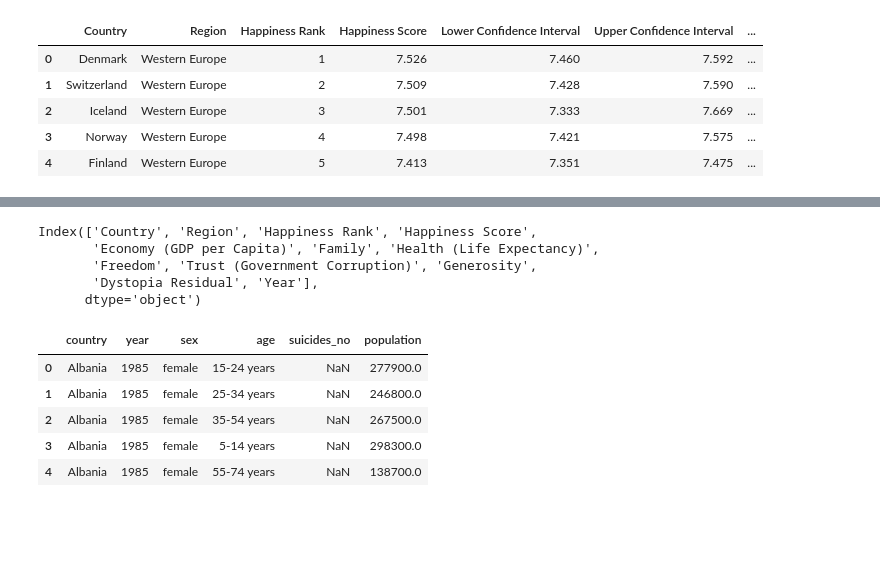
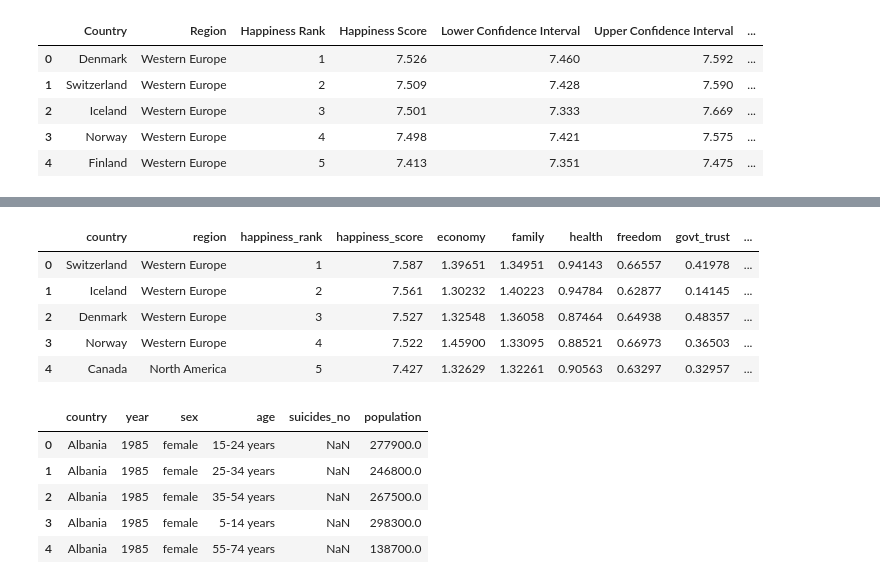
Before and after one commit to lmbejaran/Columbia-ETL-Project, a Jupyter notebook: Main.ipynb, the cells around one changed output, grey strips where cells are left out. Drawn from its saved outputs; the diff is of its cells as text; code cells hidden in the pictures; blank space fills up the shorter version.

```diff
--- a/Main.ipynb
+++ b/Main.ipynb
@@ -34,9 +28,11 @@ happiness_data_2015_df.drop(columns=['Standard Error']).head()
 # %%
+# add a year column and set it to 2015 for every row
 happiness_data_2015_df['Year'] = 2015
 happiness_data_2015_df
 
-cleaned_happiness_data_2015_df = happiness_data_2015_df.drop(columns=['Standard Error']).head()
-cleaned_happiness_data_2015_df
+# drop column "Standard Error"
+cleaned_happiness_data_2015_df = happiness_data_2015_df.drop(columns=['Standard Error'])
+cleaned_happiness_data_2015_df.head()
 # %% [output]
 |  | Country | Region | Happiness Rank | Happiness Score | Economy (GDP per Capita) | Family | ... |
 | 0 | Switzerland | Western Europe | 1 | 7.587 | 1.39651 | 1.34951 | ... |
@@ -113,9 +79,28 @@ new_happy_results
-# %%
-new_happy_results.columns
-# %% [output]
-Index(['Country', 'Region', 'Happiness Rank', 'Happiness Score',
-       'Economy (GDP per Capita)', 'Family', 'Health (Life Expectancy)',
-       'Freedom', 'Trust (Government Corruption)', 'Generosity',
-       'Dystopia Residual', 'Year'],
-      dtype='object')
+# %%
+# concatenate 2015 happiness file and 2016 happiness file
+new_happy_results = pd.concat([cleaned_happiness_data_2015_df, cleaned_happiness_data_2016_df], ignore_index=True)
+
+# rename the column names to be lower case and delete space
+new_happy_results.rename(columns = {'Country':'country',
+                                    'Region':'region',
+                                    'Happiness Rank':'happiness_rank',
+                                    'Happiness Score':'happiness_score',
+                                    'Economy (GDP per Capita)':'economy',
+                                    'Family':'family',
+                                    'Health (Life Expectancy)':'health',
+                                    'Freedom':'freedom',
+                                    'Trust (Government Corruption)':'govt_trust',
+                                    'Generosity':'generosity',
+                                    'Dystopia Residual':'dystopia',
+                                    'Year':'year'
+                                   }, inplace = True)
+new_happy_results.reset_index()
+new_happy_results.head()
+# %% [output]
+|  | country | region | happiness_rank | happiness_score | economy | family | health | freedom | govt_trust | ... |
+| 0 | Switzerland | Western Europe | 1 | 7.587 | 1.39651 | 1.34951 | 0.94143 | 0.66557 | 0.41978 | ... |
+| 1 | Iceland | Western Europe | 2 | 7.561 | 1.30232 | 1.40223 | 0.94784 | 0.62877 | 0.14145 | ... |
+| 2 | Denmark | Western Europe | 3 | 7.527 | 1.32548 | 1.36058 | 0.87464 | 0.64938 | 0.48357 | ... |
+| 3 | Norway | Western Europe | 4 | 7.522 | 1.45900 | 1.33095 | 0.88521 | 0.66973 | 0.36503 | ... |
+| 4 | Canada | North America | 5 | 7.427 | 1.32629 | 1.32261 | 0.90563 | 0.63297 | 0.32957 | ... |
 # %%
```
Also changed, not shown: parts of 25 cells of this notebook.
